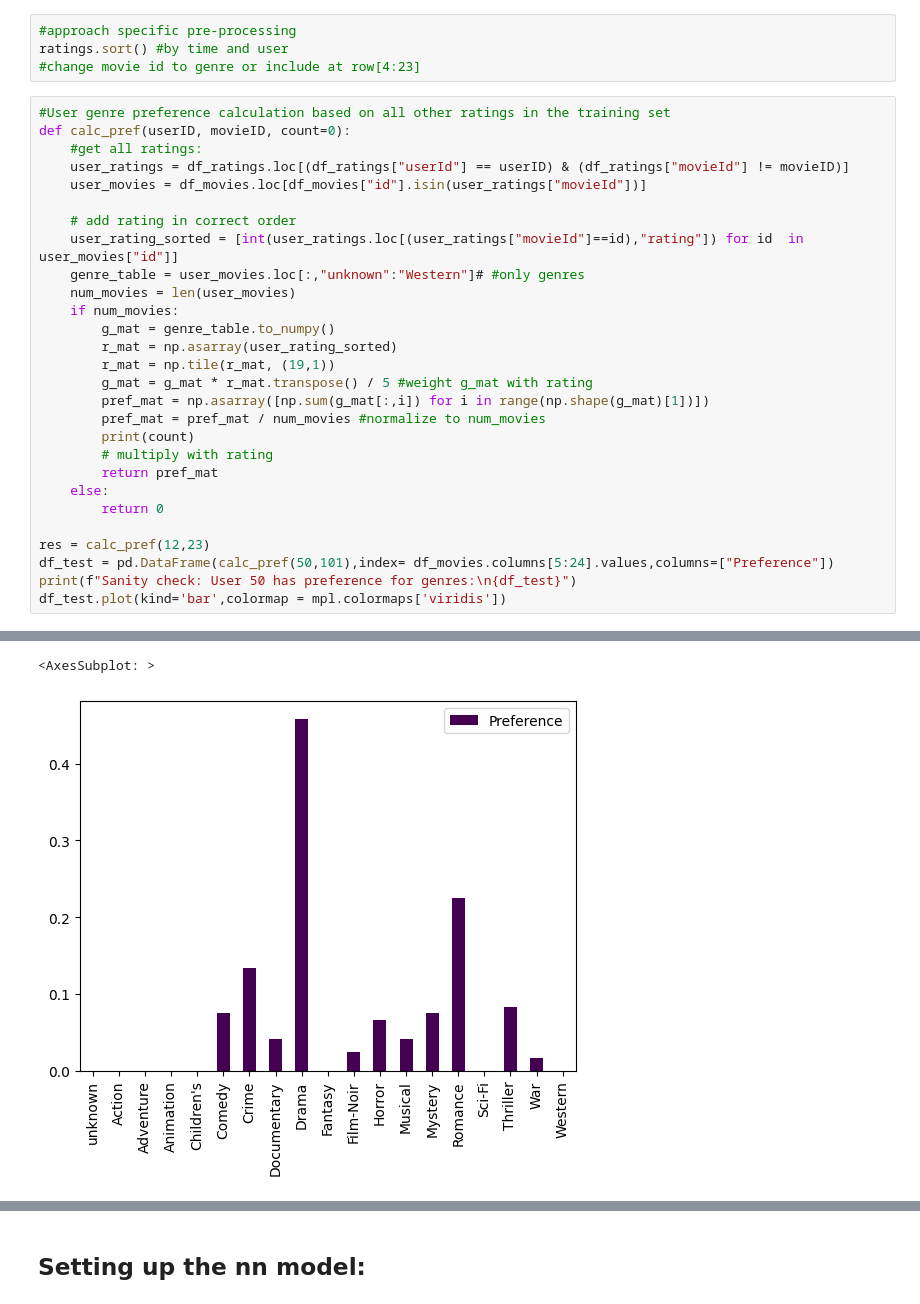
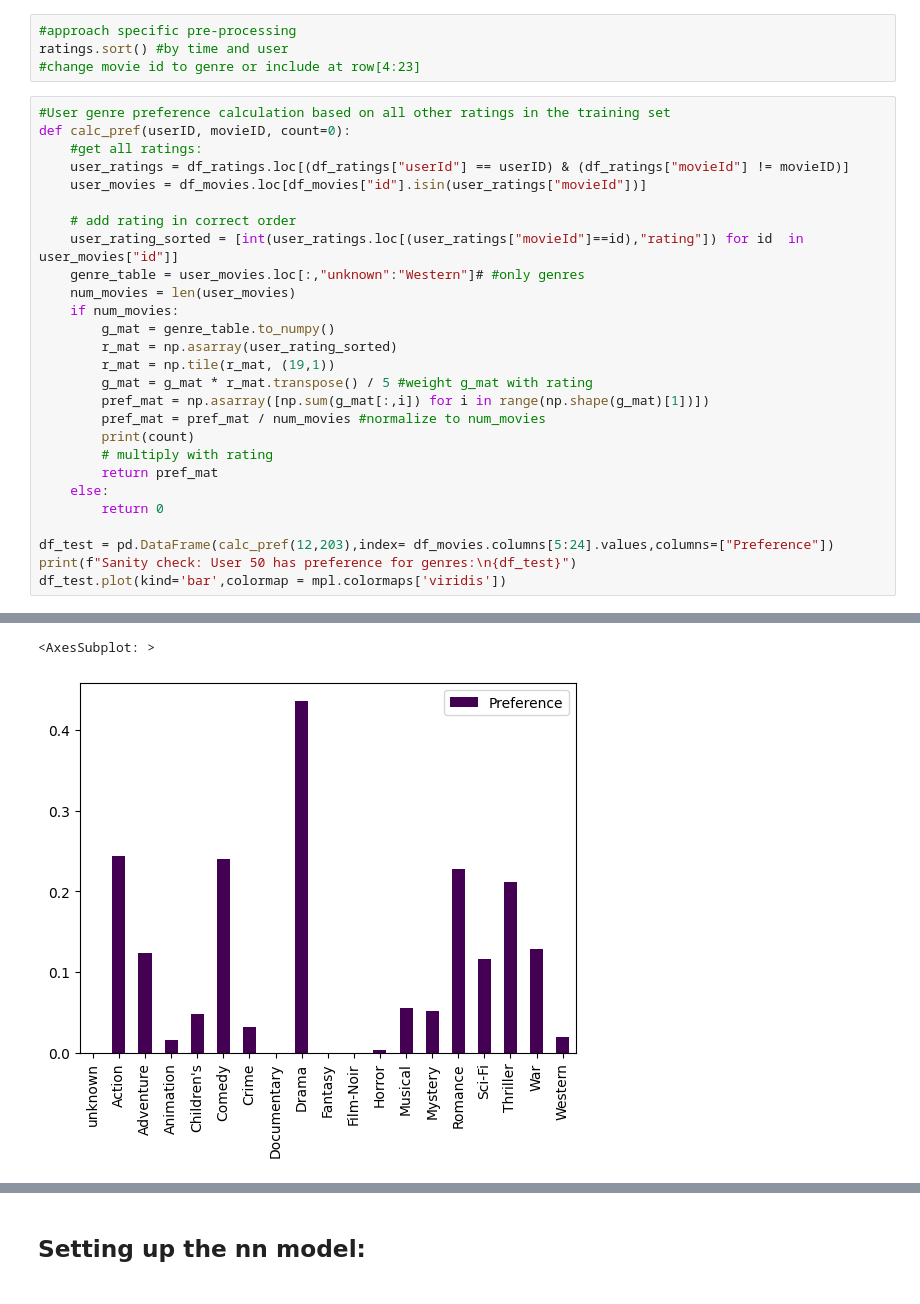
Before and after one commit to ManuRiess/MovieRecommender, a Jupyter notebook: MovieRecommender.ipynb, the cells around one changed output, grey strips where cells are left out. Cells and saved outputs as stored; diff of their text form.

```diff
--- a/MovieRecommender.ipynb
+++ b/MovieRecommender.ipynb
@@ -136,8 +136,7 @@ def calc_pref(userID, movieID, count=0):
     else:
         return 0
 
-res = calc_pref(12,23)
-df_test = pd.DataFrame(calc_pref(50,101),index= df_movies.columns[5:24].values,columns=["Preference"])
+df_test = pd.DataFrame(calc_pref(12,203),index= df_movies.columns[5:24].values,columns=["Preference"])
 print(f"Sanity check: User 50 has preference for genres:\n{df_test}")
 df_test.plot(kind='bar',colormap = mpl.colormaps['viridis'])
 # %% [output]
@@ -161,5 +160,5 @@ Western        0.000000
 <AxesSubplot: >
-[figure, old version]
+[figure, new version]
 # %%
 #Dataset preparation:
 # x_test and x_train:
```
Also changed, not shown: parts of 11 cells of this notebook.
